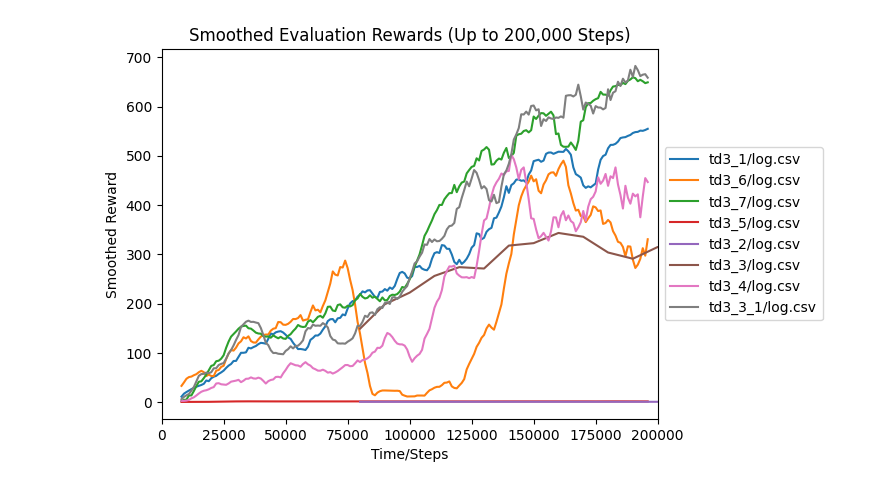
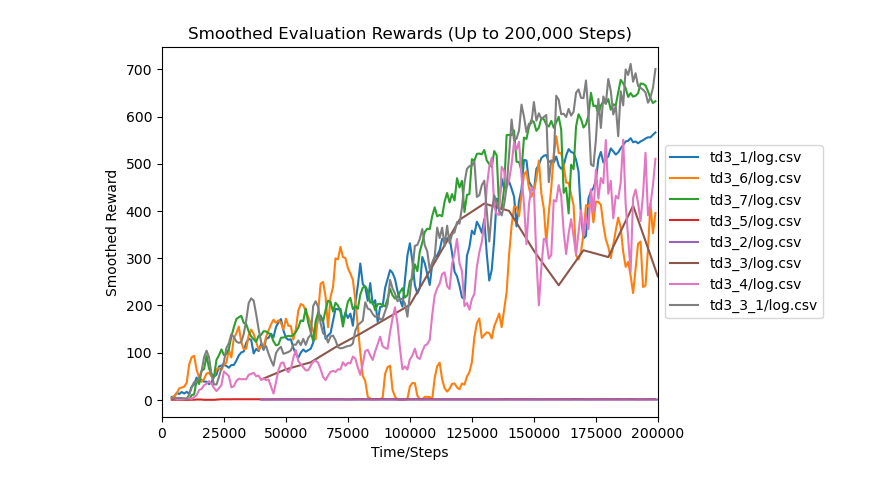
Before and after one commit to niicovila/Q-Reps, a Jupyter notebook: lightning_research_framework/results/plot_runs.ipynb, the cells around one changed output. Saved outputs shown, nothing was run; the diff lists cells and outputs as text; code cells hidden in the pictures.

```diff
--- a/lightning_research_framework/results/plot_runs.ipynb
+++ b/lightning_research_framework/results/plot_runs.ipynb
@@ -23,7 +23,7 @@ for folder in folders:
 
         # Check if 'eval/reward' column exists in the DataFrame
         if 'eval/reward' in df.columns:
-            smoothed_rewards = df['eval/reward'].rolling(window=10, center=True).mean()
+            smoothed_rewards = df['eval/reward'].rolling(window=3, center=True).mean()
 
             # Plot the smoothed 'eval/reward' column
             plt.plot(smoothed_rewards, label=f"{folder}/{csv_file}")
@@ -57,32 +57,32 @@ legends = []
 # Loop through each folder and read CSV files
 for folder in folders:
     folder_path = os.path.join(target_folder, folder)
     csv_files = [file for file in os.listdir(folder_path) if file.endswith('.csv')]
 
     # Loop through each CSV file and read 'eval/reward' and 'time/steps' columns
     for csv_file in csv_files:
         file_path = os.path.join(folder_path, csv_file)
         df = pd.read_csv(file_path)
 
         # Check if both 'eval/reward' and 'time/steps' columns exist in the DataFrame
         if 'eval/reward' in df.columns and 'time/steps' in df.columns:
             # Apply smoothing with a window size of 10 to 'eval/reward' column
-            smoothed_rewards = df['eval/reward'].rolling(window=10, center=True).mean()
+            smoothed_rewards = df['eval/reward'].rolling(window=3, center=True).mean()
 
             # Plot the smoothed 'eval/reward' column using 'time/steps' as the x-axis
             plt.plot(df['time/steps'], smoothed_rewards, label=f"{folder}/{csv_file}")
 
             # Store legend information
             legends.append(f"{folder}/{csv_file}")
 
             # Limit x-axis to 200,000 steps
             plt.xlim(0, 200000)
 
 # Customize the plot
 plt.title('Smoothed Evaluation Rewards (Up to 200,000 Steps)')
 plt.xlabel('Time/Steps')
 plt.ylabel('Smoothed Reward')
 plt.legend(legends, loc='center left', bbox_to_anchor=(1, 0.5))  # Legend outside the plot
 plt.show()
 # %% [output]
-[figure, old version]
+[figure, new version]
```
Also changed, not shown: parts of 2 cells of this notebook, 10 other files.
